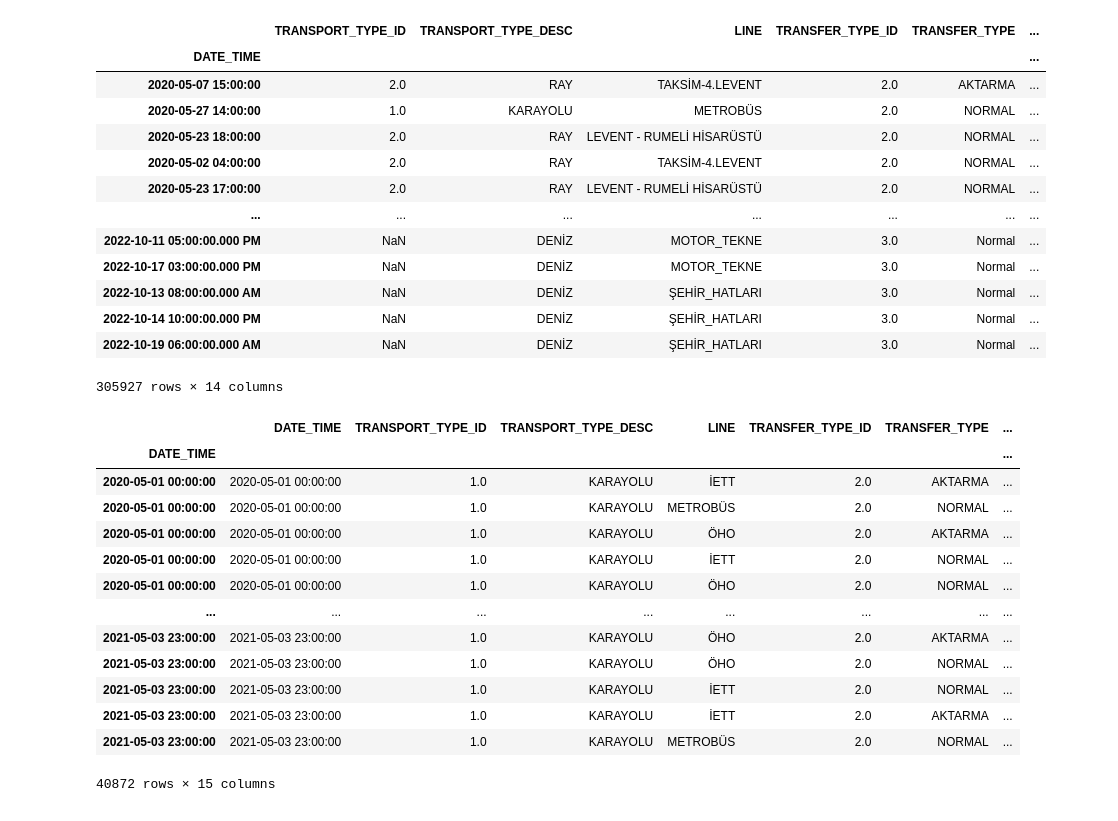
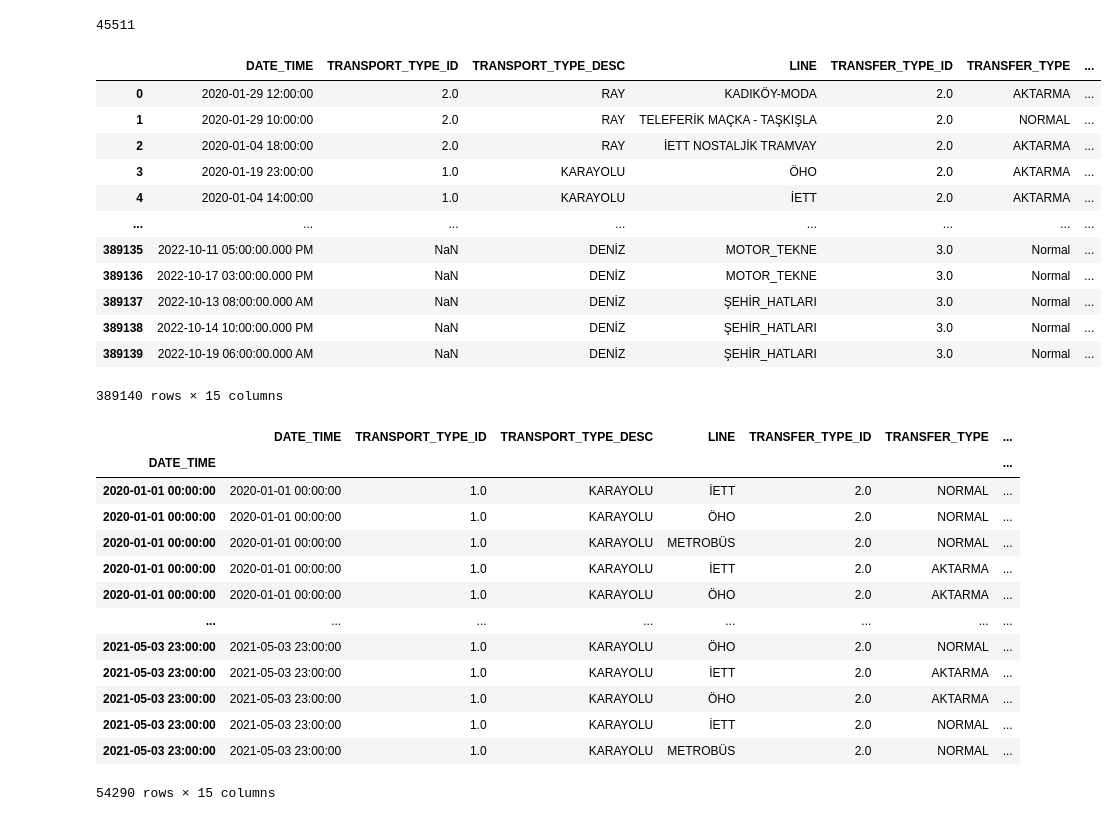
Before and after one commit to Furkan-del/projectibb, a Jupyter notebook: Project IBB.ipynb, the cells around one changed output. Drawn from its saved outputs; the diff is of its cells as text; code cells hidden in the pictures.

```diff
--- a/Project IBB.ipynb
+++ b/Project IBB.ipynb
@@ -45,20 +45,23 @@ ibb_data
+# %%
+ibb_data.TRANSPORT_TYPE_ID.isna().sum()
+# %% [output]
+45511
 # %%
-ibb_data.set_index('DATE_TIME')
+ibb_data
 # %% [output]
-|  | TRANSPORT_TYPE_ID | TRANSPORT_TYPE_DESC | LINE | TRANSFER_TYPE_ID | TRANSFER_TYPE | ... |
-| DATE_TIME |  |  |  |  |  | ... |
-| 2020-05-07 15:00:00 | 2.0 | RAY | TAKSİM-4.LEVENT | 2.0 | AKTARMA | ... |
-| 2020-05-27 14:00:00 | 1.0 | KARAYOLU | METROBÜS | 2.0 | NORMAL | ... |
-| 2020-05-23 18:00:00 | 2.0 | RAY | LEVENT - RUMELİ HİSARÜSTÜ | 2.0 | NORMAL | ... |
-| 2020-05-02 04:00:00 | 2.0 | RAY | TAKSİM-4.LEVENT | 2.0 | NORMAL | ... |
-| 2020-05-23 17:00:00 | 2.0 | RAY | LEVENT - RUMELİ HİSARÜSTÜ | 2.0 | NORMAL | ... |
-| ... | ... | ... | ... | ... | ... | ... |
-| 2022-10-11 05:00:00.000 PM | NaN | DENİZ | MOTOR_TEKNE | 3.0 | Normal | ... |
-| 2022-10-17 03:00:00.000 PM | NaN | DENİZ | MOTOR_TEKNE | 3.0 | Normal | ... |
-| 2022-10-13 08:00:00.000 AM | NaN | DENİZ | ŞEHİR_HATLARI | 3.0 | Normal | ... |
-| 2022-10-14 10:00:00.000 PM | NaN | DENİZ | ŞEHİR_HATLARI | 3.0 | Normal | ... |
-| 2022-10-19 06:00:00.000 AM | NaN | DENİZ | ŞEHİR_HATLARI | 3.0 | Normal | ... |
+|  | DATE_TIME | TRANSPORT_TYPE_ID | TRANSPORT_TYPE_DESC | LINE | TRANSFER_TYPE_ID | TRANSFER_TYPE | ... |
+| 0 | 2020-01-29 12:00:00 | 2.0 | RAY | KADIKÖY-MODA | 2.0 | AKTARMA | ... |
+| 1 | 2020-01-29 10:00:00 | 2.0 | RAY | TELEFERİK MAÇKA - TAŞKIŞLA | 2.0 | NORMAL | ... |
+| 2 | 2020-01-04 18:00:00 | 2.0 | RAY | İETT NOSTALJİK TRAMVAY | 2.0 | AKTARMA | ... |
+| 3 | 2020-01-19 23:00:00 | 1.0 | KARAYOLU | ÖHO | 2.0 | AKTARMA | ... |
+| 4 | 2020-01-04 14:00:00 | 1.0 | KARAYOLU | İETT | 2.0 | AKTARMA | ... |
+| ... | ... | ... | ... | ... | ... | ... | ... |
+| 389135 | 2022-10-11 05:00:00.000 PM | NaN | DENİZ | MOTOR_TEKNE | 3.0 | Normal | ... |
+| 389136 | 2022-10-17 03:00:00.000 PM | NaN | DENİZ | MOTOR_TEKNE | 3.0 | Normal | ... |
+| 389137 | 2022-10-13 08:00:00.000 AM | NaN | DENİZ | ŞEHİR_HATLARI | 3.0 | Normal | ... |
+| 389138 | 2022-10-14 10:00:00.000 PM | NaN | DENİZ | ŞEHİR_HATLARI | 3.0 | Normal | ... |
+| 389139 | 2022-10-19 06:00:00.000 AM | NaN | DENİZ | ŞEHİR_HATLARI | 3.0 | Normal | ... |
-305927 rows × 14 columns
+389140 rows × 15 columns
 # %%
 import matplotlib as mpl
 import matplotlib.pyplot as plt
@@ -78,15 +81,15 @@ ibb_data[(ibb_data.TRANSPORT_TYPE_ID==1)& (ibb_data.NUMBER_OF_PASSENGER!=np.nan)
 # %% [output]
 |  | DATE_TIME | TRANSPORT_TYPE_ID | TRANSPORT_TYPE_DESC | LINE | TRANSFER_TYPE_ID | TRANSFER_TYPE | ... |
 | DATE_TIME |  |  |  |  |  |  | ... |
-| 2020-05-01 00:00:00 | 2020-05-01 00:00:00 | 1.0 | KARAYOLU | İETT | 2.0 | AKTARMA | ... |
-| 2020-05-01 00:00:00 | 2020-05-01 00:00:00 | 1.0 | KARAYOLU | METROBÜS | 2.0 | NORMAL | ... |
-| 2020-05-01 00:00:00 | 2020-05-01 00:00:00 | 1.0 | KARAYOLU | ÖHO | 2.0 | AKTARMA | ... |
-| 2020-05-01 00:00:00 | 2020-05-01 00:00:00 | 1.0 | KARAYOLU | İETT | 2.0 | NORMAL | ... |
-| 2020-05-01 00:00:00 | 2020-05-01 00:00:00 | 1.0 | KARAYOLU | ÖHO | 2.0 | NORMAL | ... |
+| 2020-01-01 00:00:00 | 2020-01-01 00:00:00 | 1.0 | KARAYOLU | İETT | 2.0 | NORMAL | ... |
+| 2020-01-01 00:00:00 | 2020-01-01 00:00:00 | 1.0 | KARAYOLU | ÖHO | 2.0 | NORMAL | ... |
+| 2020-01-01 00:00:00 | 2020-01-01 00:00:00 | 1.0 | KARAYOLU | METROBÜS | 2.0 | NORMAL | ... |
+| 2020-01-01 00:00:00 | 2020-01-01 00:00:00 | 1.0 | KARAYOLU | İETT | 2.0 | AKTARMA | ... |
+| 2020-01-01 00:00:00 | 2020-01-01 00:00:00 | 1.0 | KARAYOLU | ÖHO | 2.0 | AKTARMA | ... |
 | ... | ... | ... | ... | ... | ... | ... | ... |
+| 2021-05-03 23:00:00 | 2021-05-03 23:00:00 | 1.0 | KARAYOLU | ÖHO | 2.0 | NORMAL | ... |
+| 2021-05-03 23:00:00 | 2021-05-03 23:00:00 | 1.0 | KARAYOLU | İETT | 2.0 | AKTARMA | ... |
 | 2021-05-03 23:00:00 | 2021-05-03 23:00:00 | 1.0 | KARAYOLU | ÖHO | 2.0 | AKTARMA | ... |
-| 2021-05-03 23:00:00 | 2021-05-03 23:00:00 | 1.0 | KARAYOLU | ÖHO | 2.0 | NORMAL | ... |
 | 2021-05-03 23:00:00 | 2021-05-03 23:00:00 | 1.0 | KARAYOLU | İETT | 2.0 | NORMAL | ... |
-| 2021-05-03 23:00:00 | 2021-05-03 23:00:00 | 1.0 | KARAYOLU | İETT | 2.0 | AKTARMA | ... |
 | 2021-05-03 23:00:00 | 2021-05-03 23:00:00 | 1.0 | KARAYOLU | METROBÜS | 2.0 | NORMAL | ... |
-40872 rows × 15 columns
+54290 rows × 15 columns
```
Also changed, not shown: parts of 16 cells of this notebook, 4 other files.
